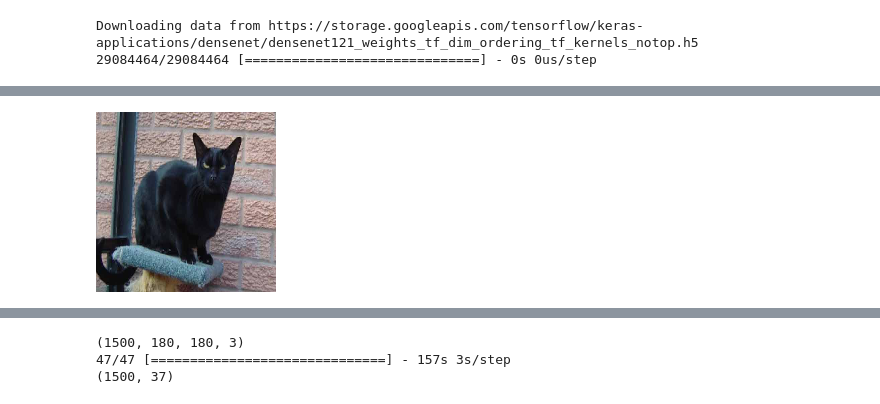
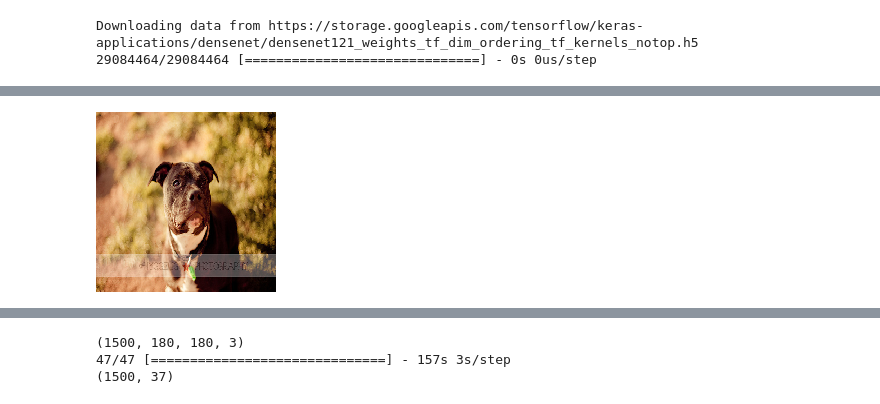
Before and after one commit to anjalipatel101/481_Project_Fall_2023, a Jupyter notebook: breed_info.ipynb, the cells around one changed output, grey strips where cells are left out. Drawn from its saved outputs; the diff is of its cells as text; code cells hidden in the pictures.

```diff
--- a/breed_info.ipynb
+++ b/breed_info.ipynb
@@ -245,8 +276,8 @@ plt.show()
 <Figure size 640x480 with 0 Axes>
 # %%
-load_img("/content/data_dir/TEST/1020.jpg",target_size=(180,180))
+load_img("/content/Cats-and-Dogs-Breed-Dataset-main/TEST/1.jpg",target_size=(180,180))
 # %% [output]
-[figure, old version]
+[figure, new version]
 # %%
 image=img_to_array(image)
 image=image/255.0
```
Also changed, not shown: parts of 8 cells of this notebook.
